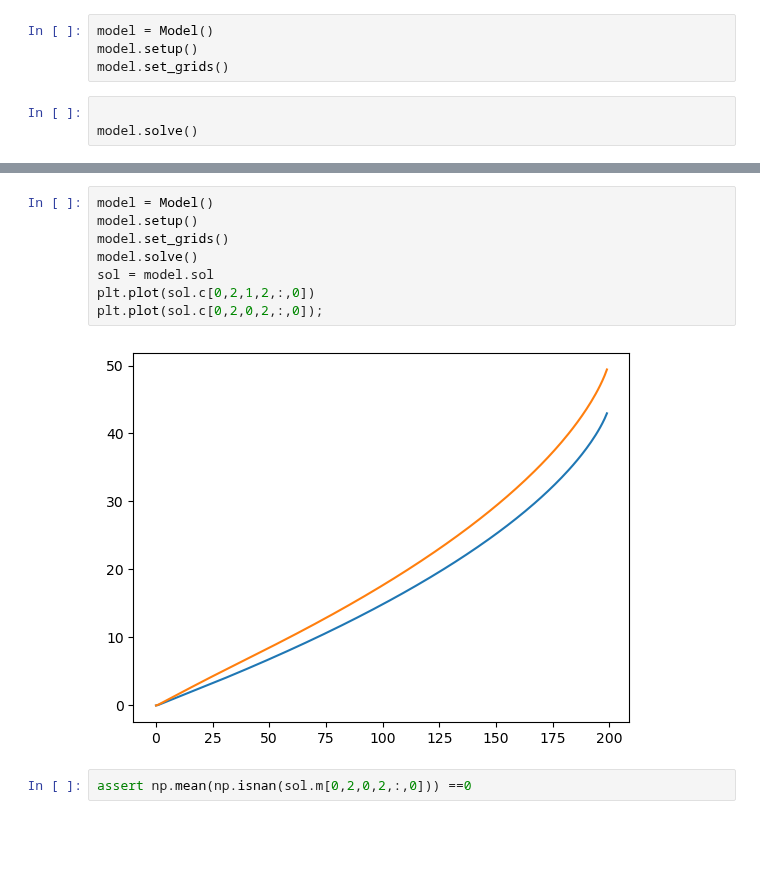
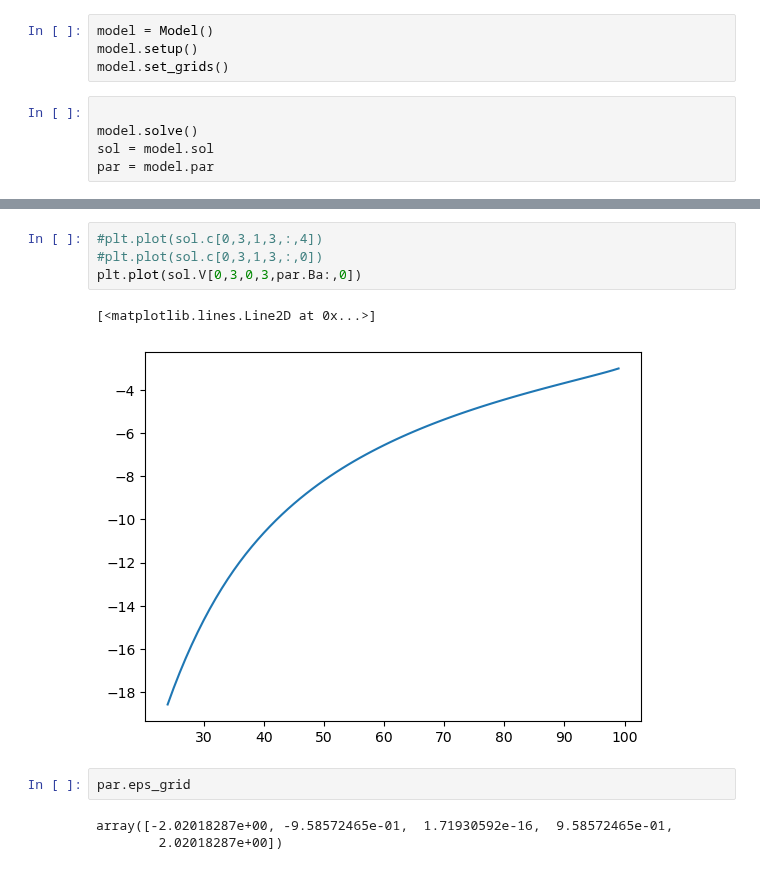
Before and after one commit to ansofol/DP_term_paper, a Jupyter notebook: EGM study - development/test.ipynb, the cells around one changed output, grey strips where cells are left out. Drawn from its saved outputs; the diff is of its cells as text; blank space fills up the shorter version.

```diff
--- a/EGM study - development/test.ipynb
+++ b/EGM study - development/test.ipynb
@@ -16,3 +16,5 @@ model.set_grids()
 # %%
 
 model.solve()
+sol = model.sol
+par = model.par
@@ -26,12 +21,12 @@ plt.plot(sol.c[0,2,0,2,:,0]);
-# %%
-model = Model()
-model.setup()
-model.set_grids()
-model.solve()
-sol = model.sol
-plt.plot(sol.c[0,2,1,2,:,0])
-plt.plot(sol.c[0,2,0,2,:,0]);
-# %% [output]
-[figure, removed]
-# %%
-assert np.mean(np.isnan(sol.m[0,2,0,2,:,0])) ==0
+# %%
+#plt.plot(sol.c[0,3,1,3,:,4])
+#plt.plot(sol.c[0,3,1,3,:,0])
+plt.plot(sol.V[0,3,0,3,par.Ba:,0])
+# %% [output]
+[<matplotlib.lines.Line2D at 0x...>]
+[figure, added]
+# %%
+par.eps_grid
+# %% [output]
+array([-2.02018287e+00, -9.58572465e-01,  1.71930592e-16,  9.58572465e-01,
+        2.02018287e+00])
```
Also changed, not shown: parts of 3 cells of this notebook, 4 other files.
